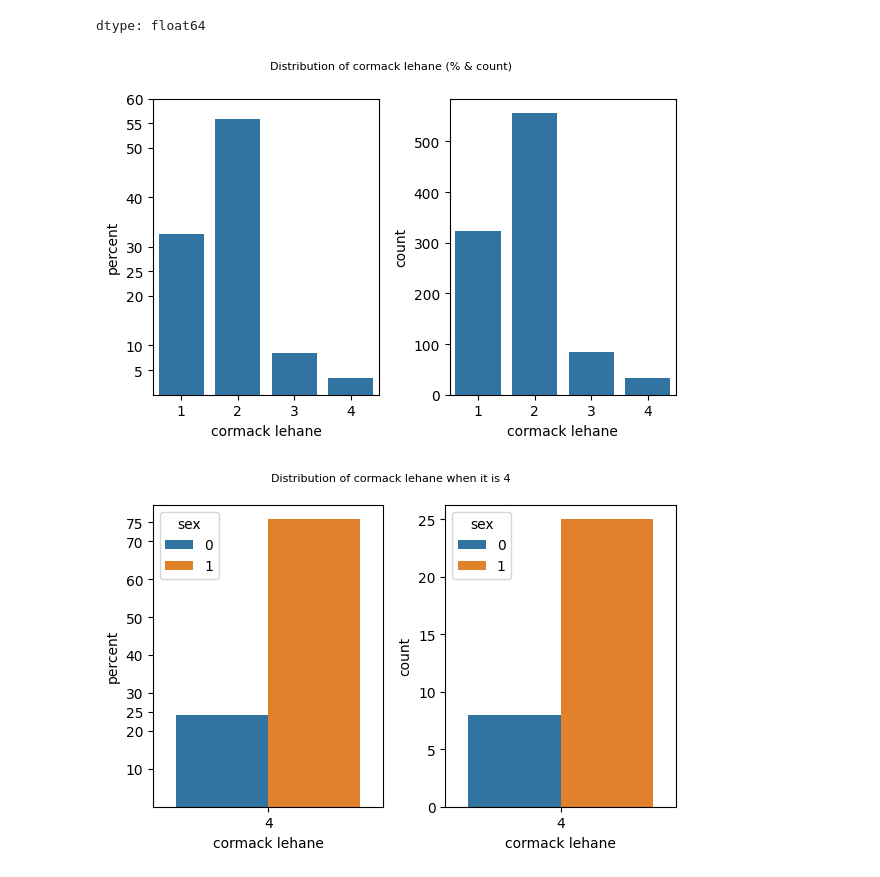
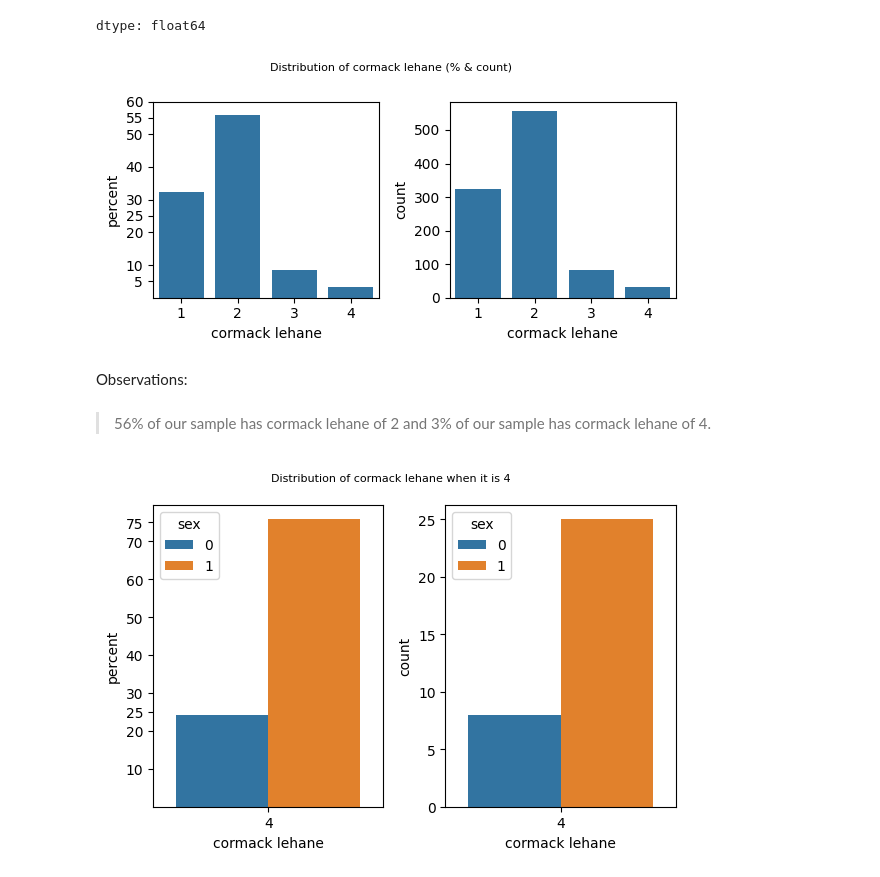
Before and after one commit to harnalashok/classification, a Jupyter notebook: airways.ipynb, the cells around one changed output. Drawn from its saved outputs; the diff is of its cells as text; code cells hidden in the pictures.

```diff
--- a/airways.ipynb
+++ b/airways.ipynb
@@ -388,15 +394,19 @@ Percent distribution
 dtype: float64
 # %%
 #2.9 Distribution of categories in cormack lahane:
-fig, axs = plt.subplots(1,2, figsize=(6, 4))
+fig, axs = plt.subplots(1,2, figsize=(6, 3))
 g=sns.countplot(x='cormack lehane', data=df, stat='percent', ax = axs[0])
 _=g.set_yticks([5,10,20,25,30,40,50,55, 60])
 _=sns.countplot(x='cormack lehane', data=df, ax = axs[1])
 _=plt.suptitle('Distribution of cormack lehane (% & count)', fontsize = 8)
 _=plt.tight_layout()
 _=plt.show()
 # %% [output]
-[figure, old version]
+[figure, new version]
+# %% [markdown]
+Observations:
+# %% [markdown]
+>56% of our sample has cormack lehane of 2 and 3% of our sample has cormack lehane of 4.
 # %%
 # When cormack lehane of 4
 filtered_df = df.loc[df['cormack lehane'] == 4 , : ]
```
Also changed, not shown: parts of 7 cells of this notebook.
